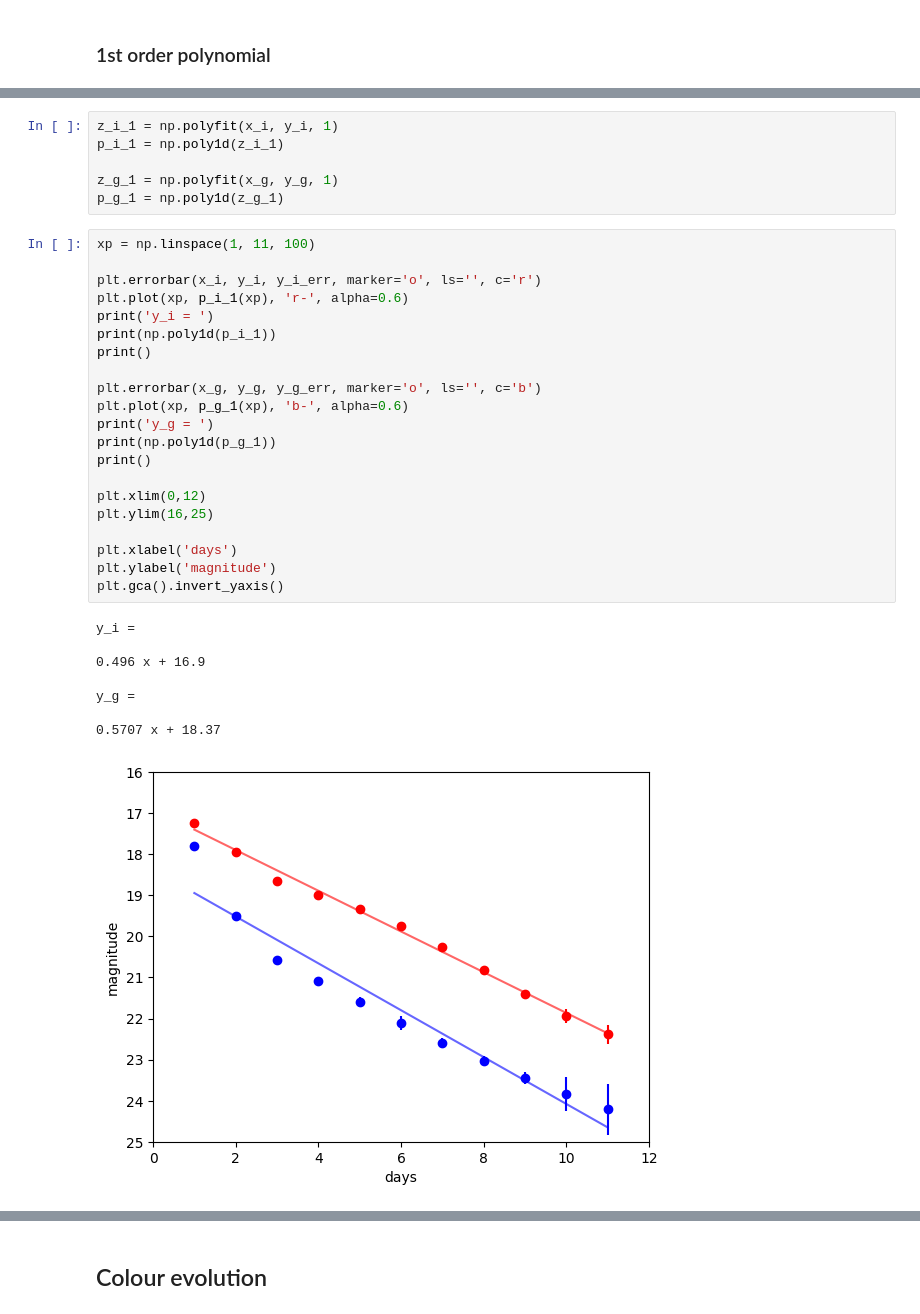
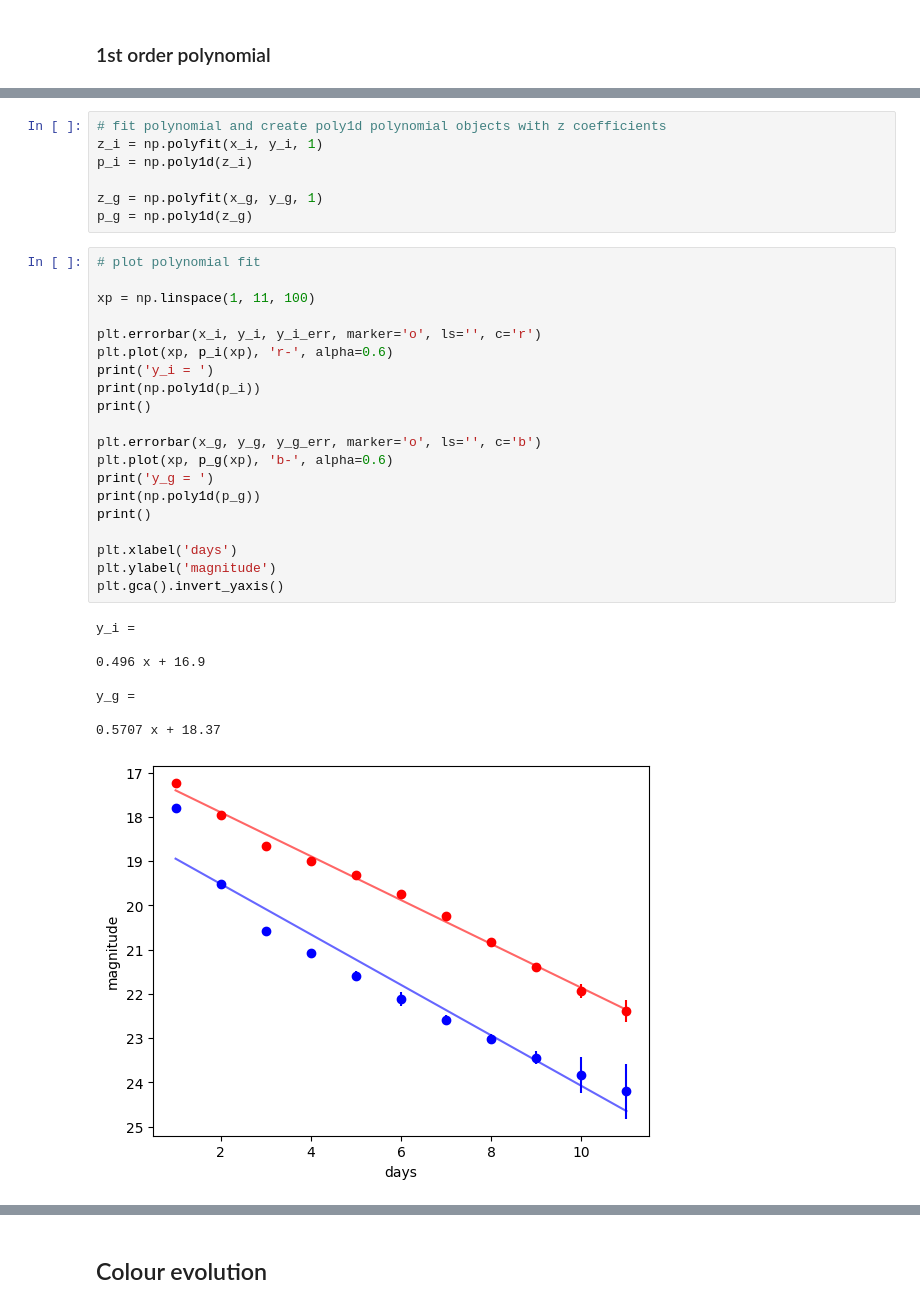
Before and after one commit to natasha-vb/transient-toolbox, a Jupyter notebook: polynomial_fit.ipynb, the cells around one changed output, grey strips where cells are left out. Cells and saved outputs as stored; diff of their text form.

```diff
--- a/polynomial_fit.ipynb
+++ b/polynomial_fit.ipynb
@@ -110,38 +120,38 @@ y_g = [float(x) for x in y_g]
 y_g_err = np.array(lc[lc['filt'] == 'g']['magerr'])
 y_g_err = [float(x) for x in y_g_err]
 # %%
-z_i_1 = np.polyfit(x_i, y_i, 1)
-p_i_1 = np.poly1d(z_i_1)
+# fit polynomial and create poly1d polynomial objects with z coefficients
+z_i = np.polyfit(x_i, y_i, 1)
+p_i = np.poly1d(z_i)
 
-z_g_1 = np.polyfit(x_g, y_g, 1)
-p_g_1 = np.poly1d(z_g_1)
+z_g = np.polyfit(x_g, y_g, 1)
+p_g = np.poly1d(z_g)
 # %%
+# plot polynomial fit
+
 xp = np.linspace(1, 11, 100)
 
 plt.errorbar(x_i, y_i, y_i_err, marker='o', ls='', c='r')
-plt.plot(xp, p_i_1(xp), 'r-', alpha=0.6)
+plt.plot(xp, p_i(xp), 'r-', alpha=0.6)
 print('y_i = ')
-print(np.poly1d(p_i_1))
+print(np.poly1d(p_i))
 print()
 
 plt.errorbar(x_g, y_g, y_g_err, marker='o', ls='', c='b')
-plt.plot(xp, p_g_1(xp), 'b-', alpha=0.6)
+plt.plot(xp, p_g(xp), 'b-', alpha=0.6)
 print('y_g = ')
-print(np.poly1d(p_g_1))
+print(np.poly1d(p_g))
 print()
-
-plt.xlim(0,12)
-plt.ylim(16,25)
 
 plt.xlabel('days')
 plt.ylabel('magnitude')
 plt.gca().invert_yaxis()
 # %% [output]
 y_i =
 
 0.496 x + 16.9
 
 y_g =
 
 0.5707 x + 18.37
-[figure, old version]
+[figure, new version]
```
Also changed, not shown: parts of 34 cells of this notebook.
